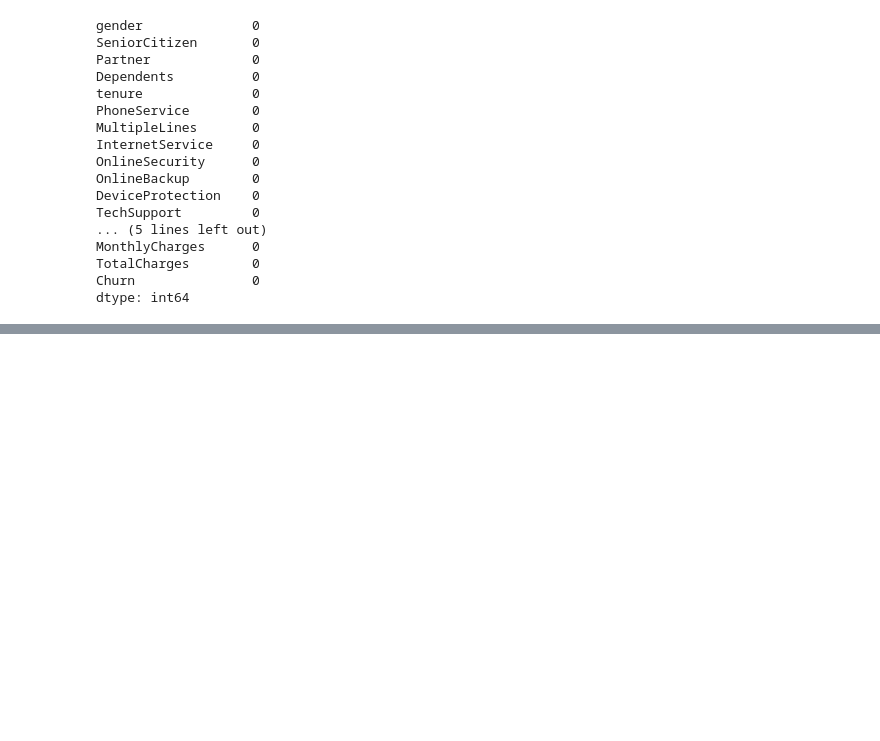
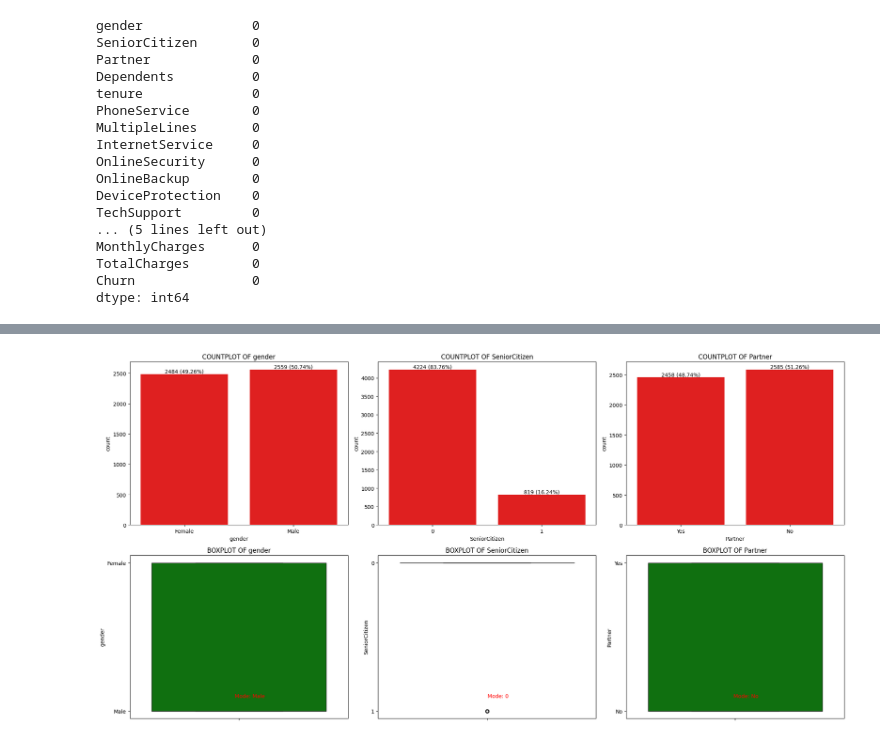
Before and after one commit to Asi9128/PHASE2_FIRST_PROJECT, a Jupyter notebook: PROJECT1_PH2.ipynb, the cells around one changed output, grey strips where cells are left out. Cells and saved outputs as stored; diff of their text form; code cells hidden in the pictures; blank space fills up the shorter version.

```diff
--- a/PROJECT1_PH2.ipynb
+++ b/PROJECT1_PH2.ipynb
@@ -728,0 +880,4 @@ import matplotlib.pyplot as plt
+# %%
+visual_categorical (train_data, ['gender', 'SeniorCitizen', 'Partner'])
+# %% [output]
+[figure, added]
```
Also changed, not shown: parts of 31 cells of this notebook.
